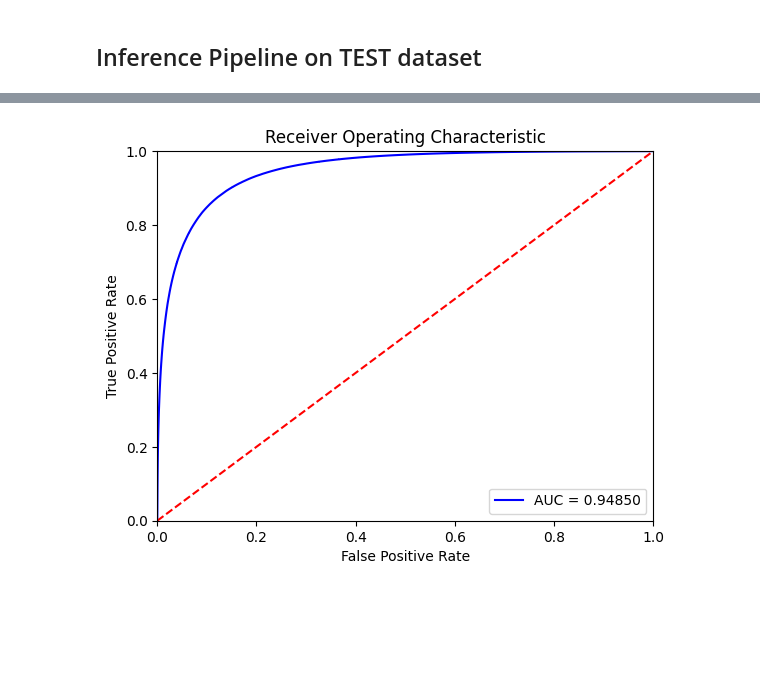
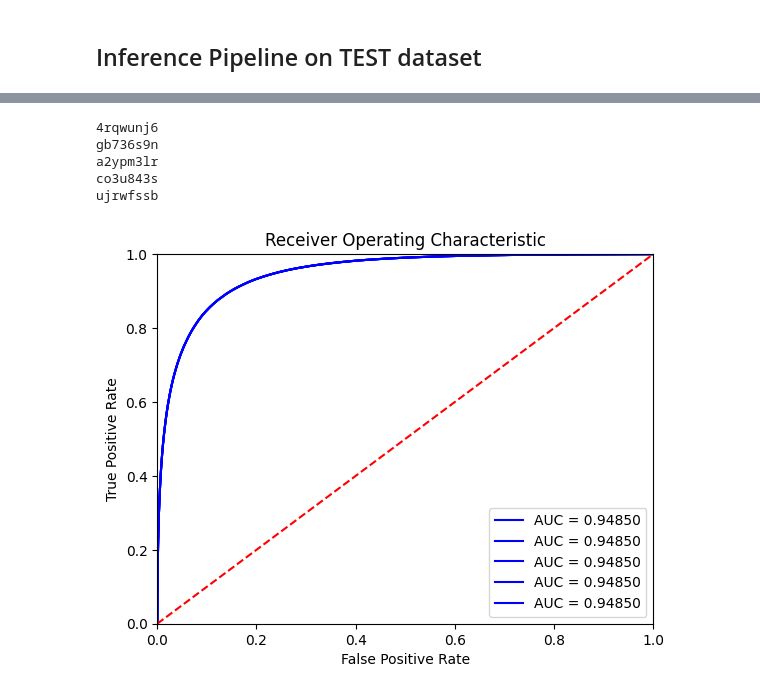
Before and after one commit to evilpegasus/transfer-learning, a Jupyter notebook: plots.ipynb, the cells around one changed output, grey strips where cells are left out. Cells and saved outputs as stored; diff of their text form; code cells hidden in the pictures; blank space fills up the shorter version.

Commit message:
loop runs in inference

```diff
--- a/plots.ipynb
+++ b/plots.ipynb
@@ -51,11 +20,6 @@ Downloaded ujrwfssb to /pscratch/sd/m/mingfong/transfer-learning/checkpoints/ujr
 # %% [markdown]
 ## Inference Pipeline on TEST dataset
 # %%
-SEED = 1
-
-rng = np.random.RandomState(SEED)
-rng_key = jax.random.PRNGKey(rng.randint(2**32))
-
 def init_train_state(rng_key, model, optimizer, batch):
   """Initialize training state."""
   params = model.init(rng_key, batch)
@@ -140,3 +113,17 @@ print(y_true.shape, y_pred.shape)
-# %%
-fpr, tpr, threshold = roc_curve(y_true, y_pred)
-roc_auc = auc(fpr, tpr)
+# %%
+CHECKPOINT_DOWNLOAD_DIR = Path("/pscratch/sd/m/mingfong/transfer-learning/checkpoints/")
+api = wandb.Api()
+
+output_dict = {} # {run_id: (y_true, y_pred)}
+
+# Project is specified by <entity/project-name>
+runs = api.runs("mingfong/fullsim")
+for run in runs:
+  if run.config["seed"] != 1:
+    continue
+  print(f"{run.name}: {run.id} (seed: {run.config['seed']})")
+  artifact = api.artifact(f"mingfong/fullsim/{run.id}-checkpoint:latest")   # TODO figure out which checkpoint had best performance to download
+  artifact_path = CHECKPOINT_DOWNLOAD_DIR / run.id
+  artifact.download(artifact_path)
+  print(f"Downloaded {run.id} to {artifact_path}")
+  output_dict[run.id] = inference_loop(artifact_path, test_dataloader, seed=1)
@@ -143,15 +150,27 @@ roc_auc = auc(fpr, tpr)
 # %%
+for run in runs:
+  if run.id not in output_dict:
+    continue
+  print(run.id)
+  y_true, y_pred = output_dict[run.id]
+  fpr, tpr, thresholds = roc_curve(y_true, y_pred)
+  roc_auc = auc(fpr, tpr)
+  plt.plot(fpr, tpr, 'b', label = 'AUC = %0.5f' % roc_auc)
 plt.title('Receiver Operating Characteristic')
-plt.plot(fpr, tpr, 'b', label = 'AUC = %0.5f' % roc_auc)
 plt.legend(loc = 'lower right')
 plt.plot([0, 1], [0, 1],'r--')
 plt.xlim([0, 1])
 plt.ylim([0, 1])
 plt.ylabel('True Positive Rate')
 plt.xlabel('False Positive Rate')
 plt.show()
 # %% [output]
+4rqwunj6
+gb736s9n
+a2ypm3lr
+co3u843s
+ujrwfssb
-[figure, old version]
+[figure, new version]
 # %%
 # log(1/fpr) on y
 # tpr on x axis
```
Also changed, not shown: parts of 8 cells of this notebook.
